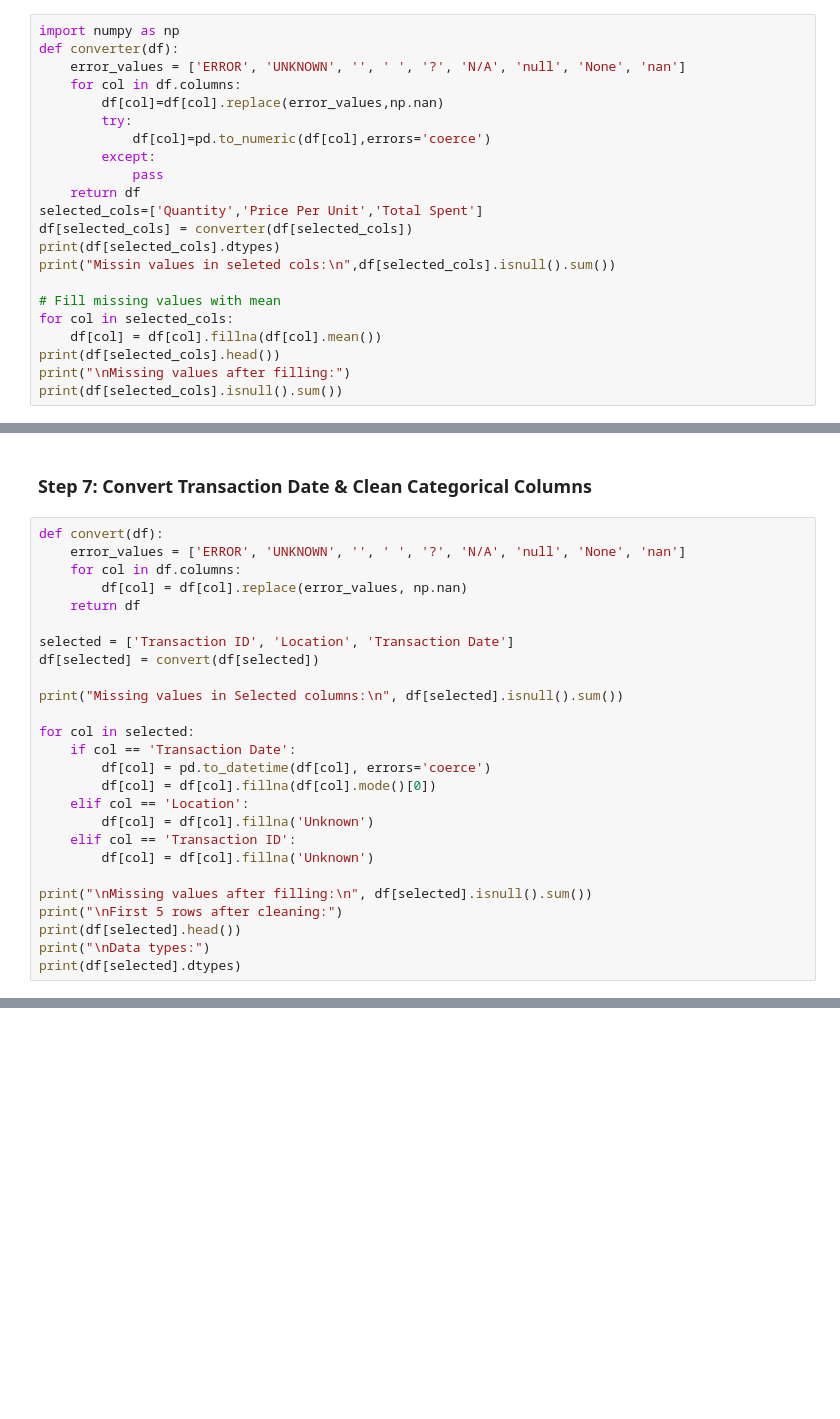
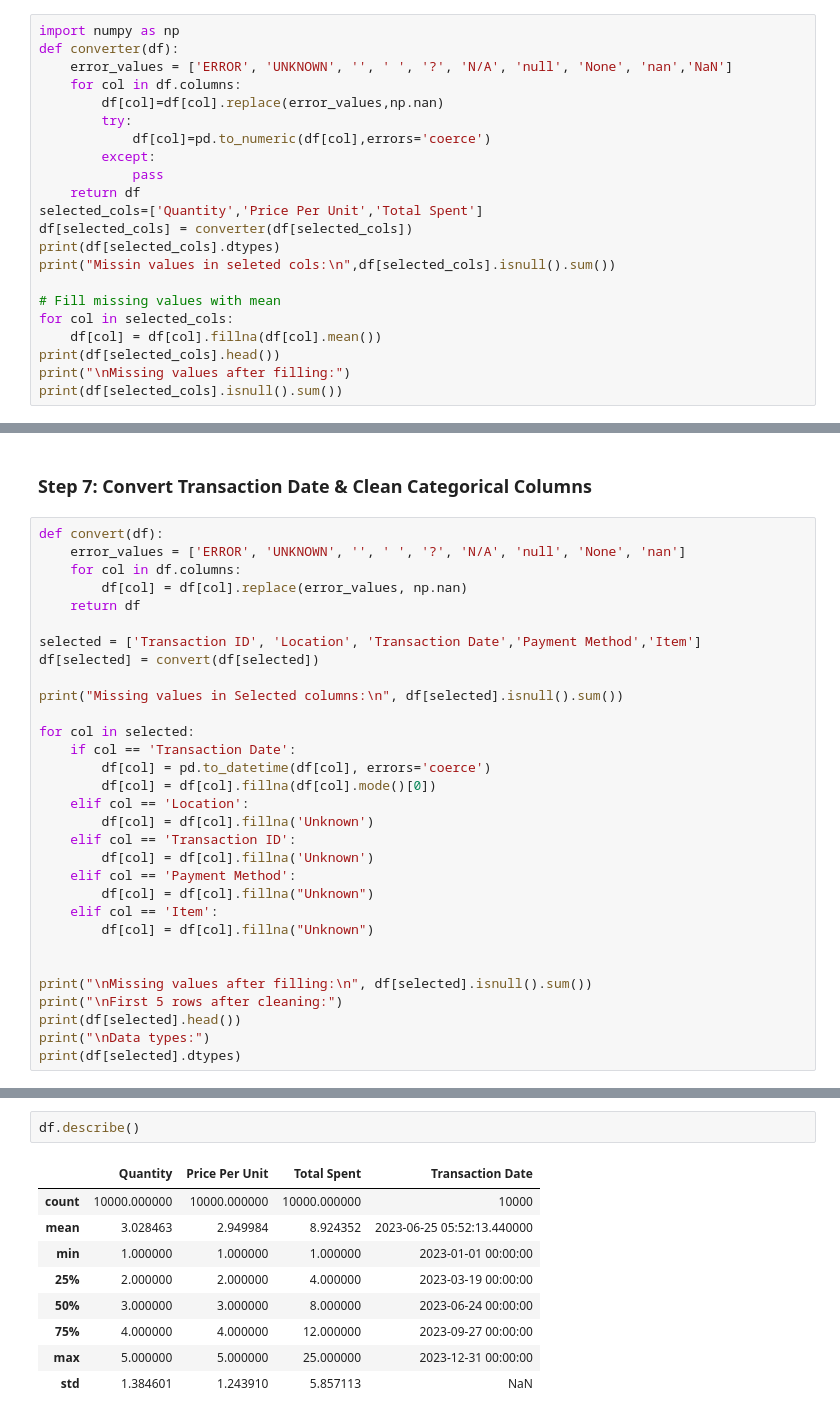
Before and after one commit to ather-ops/Machine-Learning-from-scratch, a Jupyter notebook: 01-data-preprocessing/Projects/Cafe-Sales-Analysis.ipynb, the cells around one changed output, grey strips where cells are left out. Drawn from its saved outputs; the diff is of its cells as text; blank space fills up the shorter version.

```diff
--- a/01-data-preprocessing/Projects/Cafe-Sales-Analysis.ipynb
+++ b/01-data-preprocessing/Projects/Cafe-Sales-Analysis.ipynb
@@ -145,7 +136,7 @@ df.head()
 # %%
 import numpy as np
 def converter(df):
-    error_values = ['ERROR', 'UNKNOWN', '', ' ', '?', 'N/A', 'null', 'None', 'nan']
+    error_values = ['ERROR', 'UNKNOWN', '', ' ', '?', 'N/A', 'null', 'None', 'nan','NaN']
     for col in df.columns:
         df[col]=df[col].replace(error_values,np.nan)
         try:
@@ -203,7 +182,7 @@ def convert(df):
         df[col] = df[col].replace(error_values, np.nan)
     return df
 
-selected = ['Transaction ID', 'Location', 'Transaction Date']
+selected = ['Transaction ID', 'Location', 'Transaction Date','Payment Method','Item']
 df[selected] = convert(df[selected])
 
 print("Missing values in Selected columns:\n", df[selected].isnull().sum())
@@ -216,6 +195,11 @@ for col in selected:
         df[col] = df[col].fillna('Unknown')
     elif col == 'Transaction ID':
         df[col] = df[col].fillna('Unknown')
+    elif col == 'Payment Method':
+        df[col] = df[col].fillna("Unknown")
+    elif col == 'Item':
+        df[col] = df[col].fillna("Unknown")
+
 
 print("\nMissing values after filling:\n", df[selected].isnull().sum())
 print("\nFirst 5 rows after cleaning:")
@@ -254,0 +229,12 @@ dtype: object
+# %%
+df.describe()
+# %% [output]
+|  | Quantity | Price Per Unit | Total Spent | Transaction Date |
+| count | 10000.000000 | 10000.000000 | 10000.000000 | 10000 |
+| mean | 3.028463 | 2.949984 | 8.924352 | 2023-06-25 05:52:13.440000 |
+| min | 1.000000 | 1.000000 | 1.000000 | 2023-01-01 00:00:00 |
+| 25% | 2.000000 | 2.000000 | 4.000000 | 2023-03-19 00:00:00 |
+| 50% | 3.000000 | 3.000000 | 8.000000 | 2023-06-24 00:00:00 |
+| 75% | 4.000000 | 4.000000 | 12.000000 | 2023-09-27 00:00:00 |
+| max | 5.000000 | 5.000000 | 25.000000 | 2023-12-31 00:00:00 |
+| std | 1.384601 | 1.243910 | 5.857113 | NaN |
```
Also changed, not shown: parts of 28 cells of this notebook.
